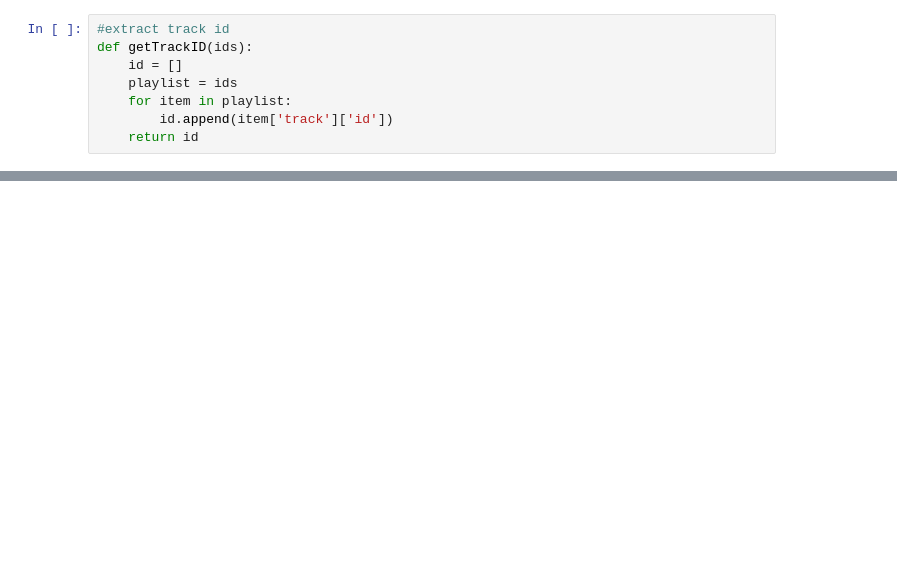
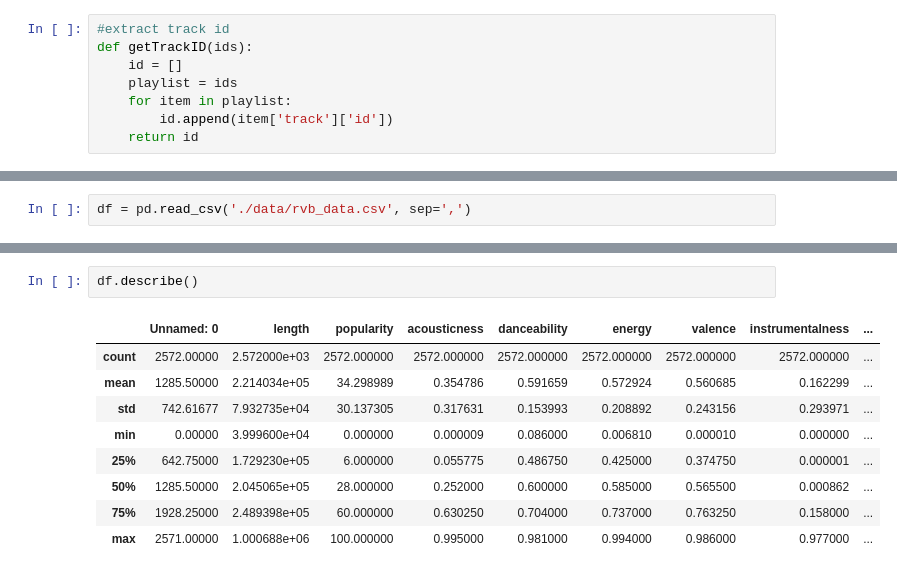
Before and after one commit to uzampogn/Spotify-x-Reverberation-The-Essence-of-Cool, a Jupyter notebook: Spotify x Reverberation - The essence of cool.ipynb, the cells around one changed output, grey strips where cells are left out. Saved outputs shown, nothing was run; the diff lists cells and outputs as text; blank space fills up the shorter version.

```diff
--- a/Spotify x Reverberation - The essence of cool.ipynb
+++ b/Spotify x Reverberation - The essence of cool.ipynb
@@ -110,0 +193,2 @@ df
+# %%
+df = pd.read_csv('./data/rvb_data.csv', sep=',')
@@ -110,0 +215,12 @@ df
+# %%
+df.describe()
+# %% [output]
+|  | Unnamed: 0 | length | popularity | acousticness | danceability | energy | valence | instrumentalness | ... |
+| count | 2572.00000 | 2.572000e+03 | 2572.000000 | 2572.000000 | 2572.000000 | 2572.000000 | 2572.000000 | 2572.000000 | ... |
+| mean | 1285.50000 | 2.214034e+05 | 34.298989 | 0.354786 | 0.591659 | 0.572924 | 0.560685 | 0.162299 | ... |
+| std | 742.61677 | 7.932735e+04 | 30.137305 | 0.317631 | 0.153993 | 0.208892 | 0.243156 | 0.293971 | ... |
+| min | 0.00000 | 3.999600e+04 | 0.000000 | 0.000009 | 0.086000 | 0.006810 | 0.000010 | 0.000000 | ... |
+| 25% | 642.75000 | 1.729230e+05 | 6.000000 | 0.055775 | 0.486750 | 0.425000 | 0.374750 | 0.000001 | ... |
+| 50% | 1285.50000 | 2.045065e+05 | 28.000000 | 0.252000 | 0.600000 | 0.585000 | 0.565500 | 0.000862 | ... |
+| 75% | 1928.25000 | 2.489398e+05 | 60.000000 | 0.630250 | 0.704000 | 0.737000 | 0.763250 | 0.158000 | ... |
+| max | 2571.00000 | 1.000688e+06 | 100.000000 | 0.995000 | 0.981000 | 0.994000 | 0.986000 | 0.977000 | ... |
```
Also changed, not shown: parts of 27 cells of this notebook.
